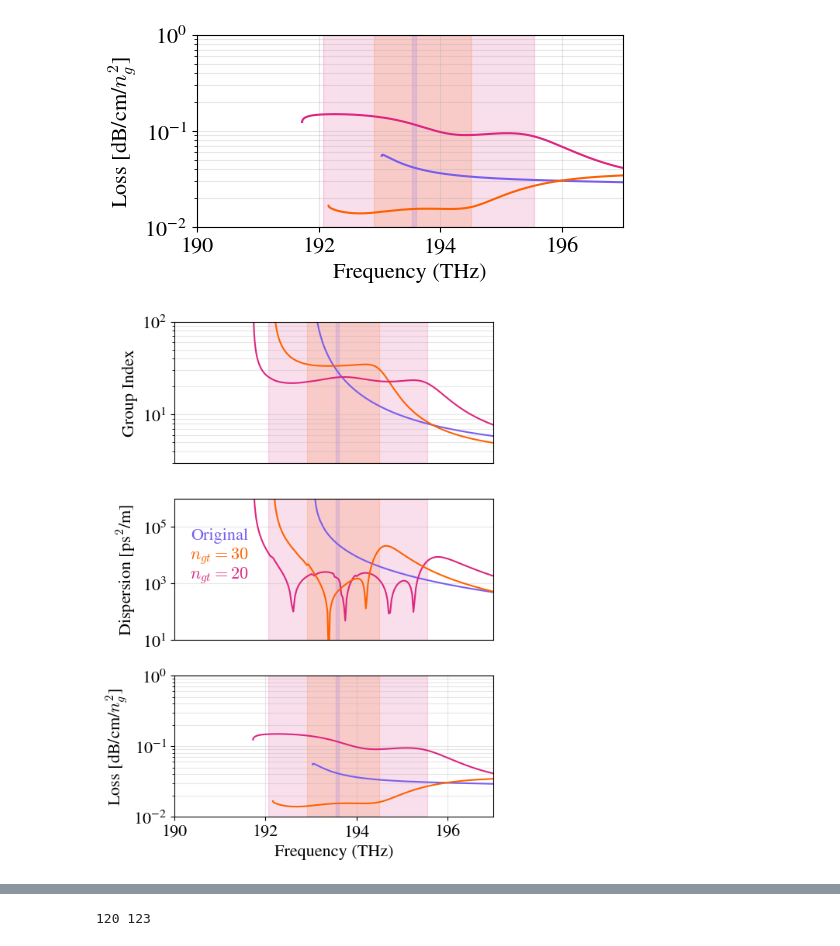
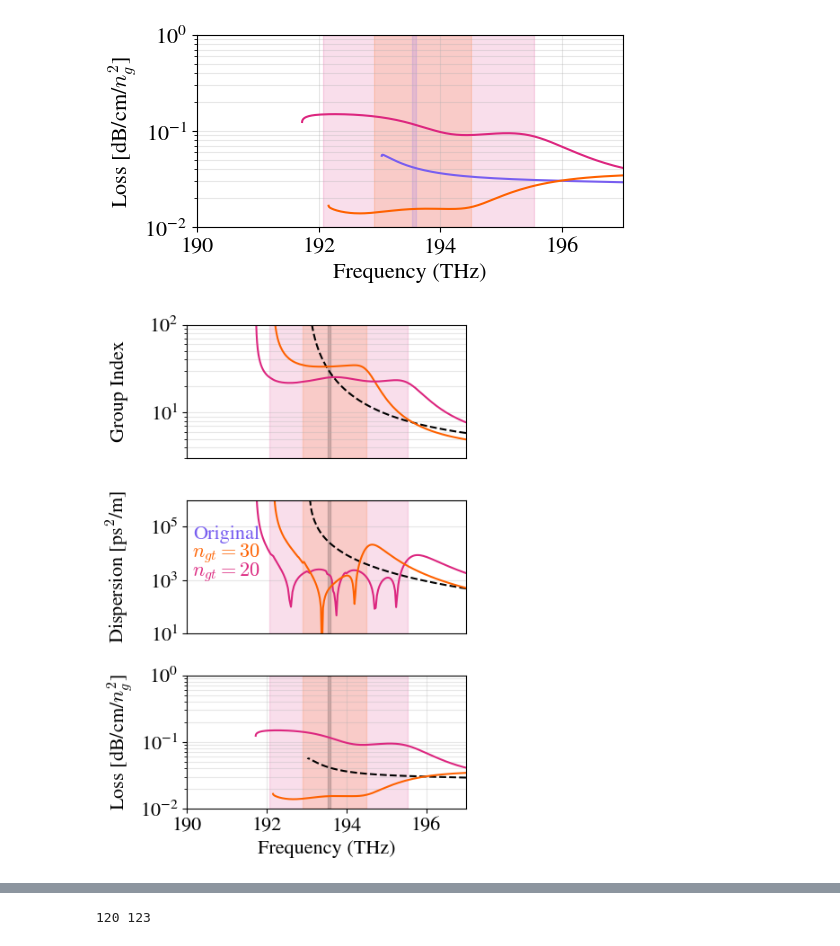
Before and after one commit to DominicJThompson/optGME, a Jupyter notebook: paper2/plots/diagramsV2.ipynb, the cells around one changed output, grey strips where cells are left out. Drawn from its saved outputs; the diff is of its cells as text; code cells hidden in the pictures.

```diff
--- a/paper2/plots/diagramsV2.ipynb
+++ b/paper2/plots/diagramsV2.ipynb
@@ -10,10 +10,14 @@ import matplotlib.patheffects as pe
 from matplotlib.patches import FancyBboxPatch, Circle
 import matplotlib.patches as mpatches
 from mpl_toolkits.axes_grid1.inset_locator import inset_axes
+from matplotlib.patches import PathPatch
+from matplotlib.path import Path
+from matplotlib.colors import to_rgb
 mpl.rcParams['text.usetex'] = False
 mpl.rcParams['mathtext.fontset'] = 'cm'  # Use Computer Modern math fonts
 mpl.rcParams['font.family'] = 'STIXGeneral'  # Use STIX fonts (similar to Computer Modern)
 plt.rcParams.update({'font.size': 16})
+plt.rcParams['text.latex.preamble'] = r'\usepackage{bm}'
 
 #speed of light m/s
 c=299792458
@@ -576,18 +544,18 @@ plt.ylim(1e-2,1)
 [figure]
 # %%
 # Combine the three plots above so that they share an x axis
-fig, (ax1, ax2, ax3) = plt.subplots(3, 1, figsize=(5.5, 7.5))
+fig, (ax1, ax2, ax3) = plt.subplots(3, 1, figsize=(4.5, 6.5))
 
 # Top plot: Group Index
-ax1.plot(freqsOG*1e-12, np.abs(ngOG), color=cs['p'])
+ax1.plot(freqsOG*1e-12, np.abs(ngOG), color='k', linestyle='--')
 ax1.plot(freqsOpt2*1e-12, np.abs(ngOpt2), color=cs['o'])
 ax1.plot(freqsOpt*1e-12, np.abs(ngOpt), color=cs['m'])
 
 ax1.axvspan(freqsOpt[startIOpt]*1e-12, freqsOpt[endIOpt]*1e-12, color=cs['m'], alpha=0.15)
 ax1.axvspan(freqsOpt2[startIOpt2]*1e-12, freqsOpt2[endIOpt2]*1e-12, color=cs['o'], alpha=0.15)
-ax1.axvspan(freqsOG[startIOG]*1e-12, freqsOG[endIOG]*1e-12, color=cs['p'], alpha=0.15)
+ax1.axvspan(freqsOG[startIOG]*1e-12, freqsOG[endIOG]*1e-12, color='k', alpha=0.15)
 
-ax1.set_ylabel('Group Index')
+ax1.set_ylabel('Group Index',labelpad=17)
 ax1.set_yscale('log')
 ax1.grid(True, which='both', alpha=0.3)
 ax1.set_ylim(3, 100)
@@ -595,43 +563,43 @@ ax1.set_xlim(190, 197)
 ax1.set_xticks([])
 
 # Middle plot: Dispersion
-ax2.plot(freqsOG[:-1]*1e-12, np.abs(dispOG), color=cs['p'])
+ax2.plot(freqsOG[:-1]*1e-12, np.abs(dispOG), color='k',linestyle='--')
 ax2.plot(freqsOpt[:-1]*1e-12, np.abs(dispOpt), color=cs['m'])
 ax2.plot(freqsOpt2[:-1]*1e-12, np.abs(dispOpt2), color=cs['o'])
 
 ax2.text(191, 5e4, 'Original', color=cs['p'], ha='center', va='center', fontsize=16)
 ax2.text(191, 1e4, r'$n_{gt}=30$', color=cs['o'], ha='center', va='center', fontsize=16)
 ax2.text(191, 2e3, r'$n_{gt}=20$', color=cs['m'], ha='center', va='center', fontsize=16)
 
 ax2.axvspan(freqsOpt[startIOpt]*1e-12, freqsOpt[endIOpt]*1e-12, color=cs['m'], alpha=0.15)
 ax2.axvspan(freqsOpt2[startIOpt2]*1e-12, freqsOpt2[endIOpt2]*1e-12, color=cs['o'], alpha=0.15)
-ax2.axvspan(freqsOG[startIOG]*1e-12, freqsOG[endIOG]*1e-12, color=cs['p'], alpha=0.15)
+ax2.axvspan(freqsOG[startIOG]*1e-12, freqsOG[endIOG]*1e-12, color='k', alpha=0.15)
 
-ax2.set_ylabel(r'Dispersion [ps$^2$/m]')
+ax2.set_ylabel(r'Dispersion [ps$^2$/m]',labelpad=15)
 ax2.set_yscale('log')
 ax2.grid(True, which='both', alpha=0.3)
 ax2.set_xlim(190, 197)
 ax2.set_ylim(1e1, 1e6)
 ax2.set_xticks([])
 
 # Bottom plot: Loss
-ax3.plot(freqsOG*1e-12, 10**lossOG/455/1E-7*10*np.log10(np.e), color=cs['p'])
+ax3.plot(freqsOG*1e-12, 10**lossOG/455/1E-7*10*np.log10(np.e), color='k',linestyle='--')
 ax3.plot(freqsOpt*1e-12, 10**lossOpt/455/1E-7*10*np.log10(np.e), color=cs['m'])
 ax3.plot(freqsOpt2*1e-12, 10**lossOpt2/455/1E-7*10*np.log10(np.e), color=cs['o'])
 
 ax3.axvspan(freqsOpt[startIOpt]*1e-12, freqsOpt[endIOpt]*1e-12, color=cs['m'], alpha=0.15)
 ax3.axvspan(freqsOpt2[startIOpt2]*1e-12, freqsOpt2[endIOpt2]*1e-12, color=cs['o'], alpha=0.15)
-ax3.axvspan(freqsOG[startIOG]*1e-12, freqsOG[endIOG]*1e-12, color=cs['p'], alpha=0.15)
+ax3.axvspan(freqsOG[startIOG]*1e-12, freqsOG[endIOG]*1e-12, color='k', alpha=0.15)
 
 ax3.set_ylabel(r'Loss [dB/cm/$n_g^2$]')
 ax3.set_xlabel('Frequency (THz)')
 ax3.set_yscale('log')
 ax3.grid(True, which='both', alpha=0.3)
 ax3.set_ylim(1e-2, 1)
 ax3.set_xlim(190, 197)
 
 plt.tight_layout()
 plt.show()
 # %% [output]
-[figure, old version]
+[figure, new version]
 # %%
```
Also changed, not shown: parts of 18 cells of this notebook, 1 other file.
